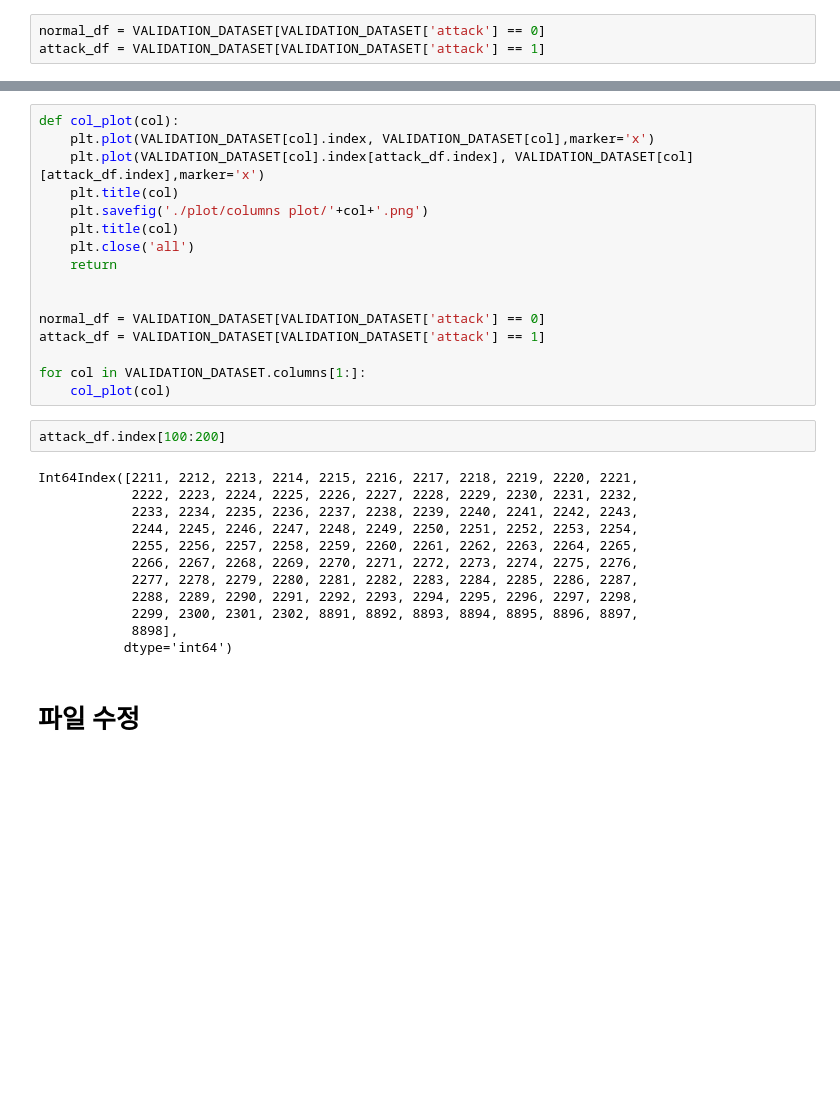
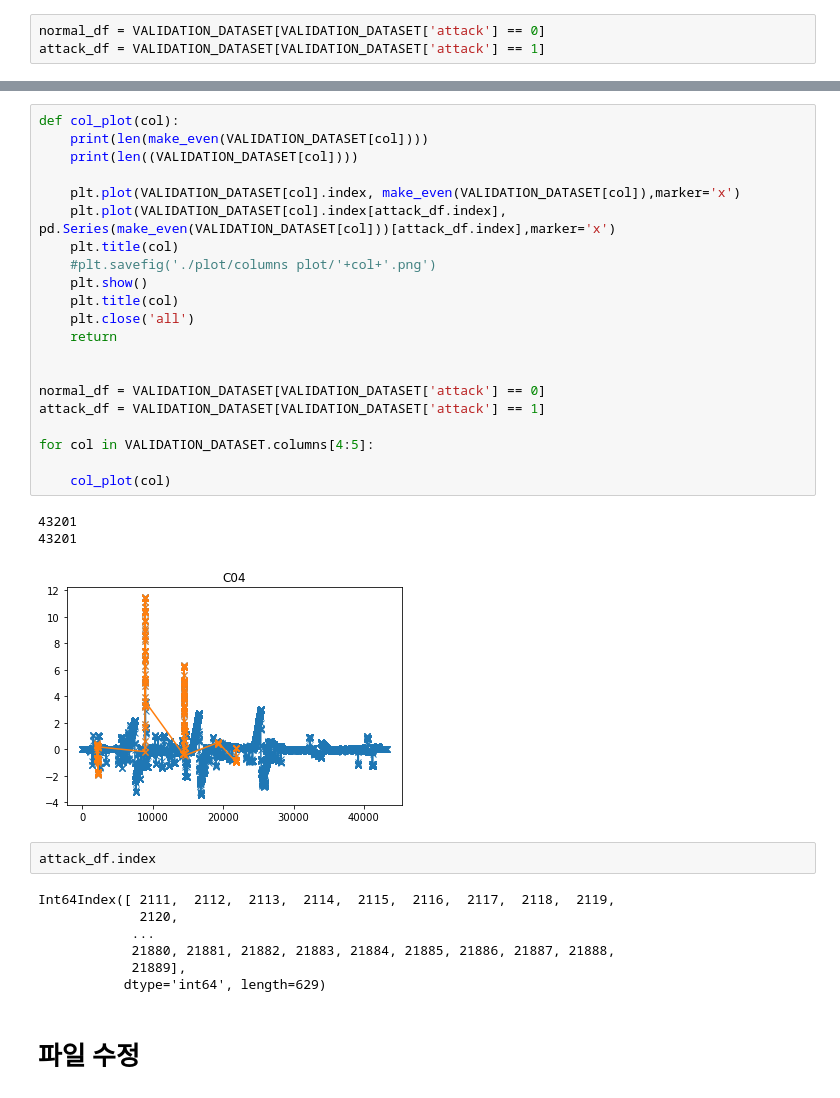
Before and after one commit to hyeonggulim/DACON_HAICON2021, a Jupyter notebook: Simple EDA.ipynb, the cells around one changed output, grey strips where cells are left out. Cells and saved outputs as stored; diff of their text form; blank space fills up the shorter version.

```diff
--- a/Simple EDA.ipynb
+++ b/Simple EDA.ipynb
@@ -90,34 +99,38 @@ attack_df.describe()
 | max | 591.969970 | 14.595620 | 10.0 | 62.242130 | -0.374100 | -1.821900 | 875.877560 | 28.037700 | 13624.000000 | -2.184400 | 0.005710 | ... |
 # %%
 def col_plot(col):
-    plt.plot(VALIDATION_DATASET[col].index, VALIDATION_DATASET[col],marker='x')
-    plt.plot(VALIDATION_DATASET[col].index[attack_df.index], VALIDATION_DATASET[col][attack_df.index],marker='x')
+    print(len(make_even(VALIDATION_DATASET[col])))
+    print(len((VALIDATION_DATASET[col])))
+
+    plt.plot(VALIDATION_DATASET[col].index, make_even(VALIDATION_DATASET[col]),marker='x')
+    plt.plot(VALIDATION_DATASET[col].index[attack_df.index], pd.Series(make_even(VALIDATION_DATASET[col]))[attack_df.index],marker='x')
     plt.title(col)
-    plt.savefig('./plot/columns plot/'+col+'.png')
+    #plt.savefig('./plot/columns plot/'+col+'.png')
+    plt.show()
     plt.title(col)
     plt.close('all')
     return
 
 
 normal_df = VALIDATION_DATASET[VALIDATION_DATASET['attack'] == 0]
 attack_df = VALIDATION_DATASET[VALIDATION_DATASET['attack'] == 1]
 
-for col in VALIDATION_DATASET.columns[1:]:
+for col in VALIDATION_DATASET.columns[4:5]:
+
     col_plot(col)
+# %% [output]
+43201
+43201
+[figure, added]
 # %%
-attack_df.index[100:200]
+attack_df.index
 # %% [output]
-Int64Index([2211, 2212, 2213, 2214, 2215, 2216, 2217, 2218, 2219, 2220, 2221,
-            2222, 2223, 2224, 2225, 2226, 2227, 2228, 2229, 2230, 2231, 2232,
-            2233, 2234, 2235, 2236, 2237, 2238, 2239, 2240, 2241, 2242, 2243,
-            2244, 2245, 2246, 2247, 2248, 2249, 2250, 2251, 2252, 2253, 2254,
-            2255, 2256, 2257, 2258, 2259, 2260, 2261, 2262, 2263, 2264, 2265,
-            2266, 2267, 2268, 2269, 2270, 2271, 2272, 2273, 2274, 2275, 2276,
-            2277, 2278, 2279, 2280, 2281, 2282, 2283, 2284, 2285, 2286, 2287,
-            2288, 2289, 2290, 2291, 2292, 2293, 2294, 2295, 2296, 2297, 2298,
-            2299, 2300, 2301, 2302, 8891, 8892, 8893, 8894, 8895, 8896, 8897,
-            8898],
-           dtype='int64')
+Int64Index([ 2111,  2112,  2113,  2114,  2115,  2116,  2117,  2118,  2119,
+             2120,
+            ...
+            21880, 21881, 21882, 21883, 21884, 21885, 21886, 21887, 21888,
+            21889],
+           dtype='int64', length=629)
 # %% [markdown]
 # 파일 수정
 # %%
```
Also changed, not shown: parts of 19 cells of this notebook.
